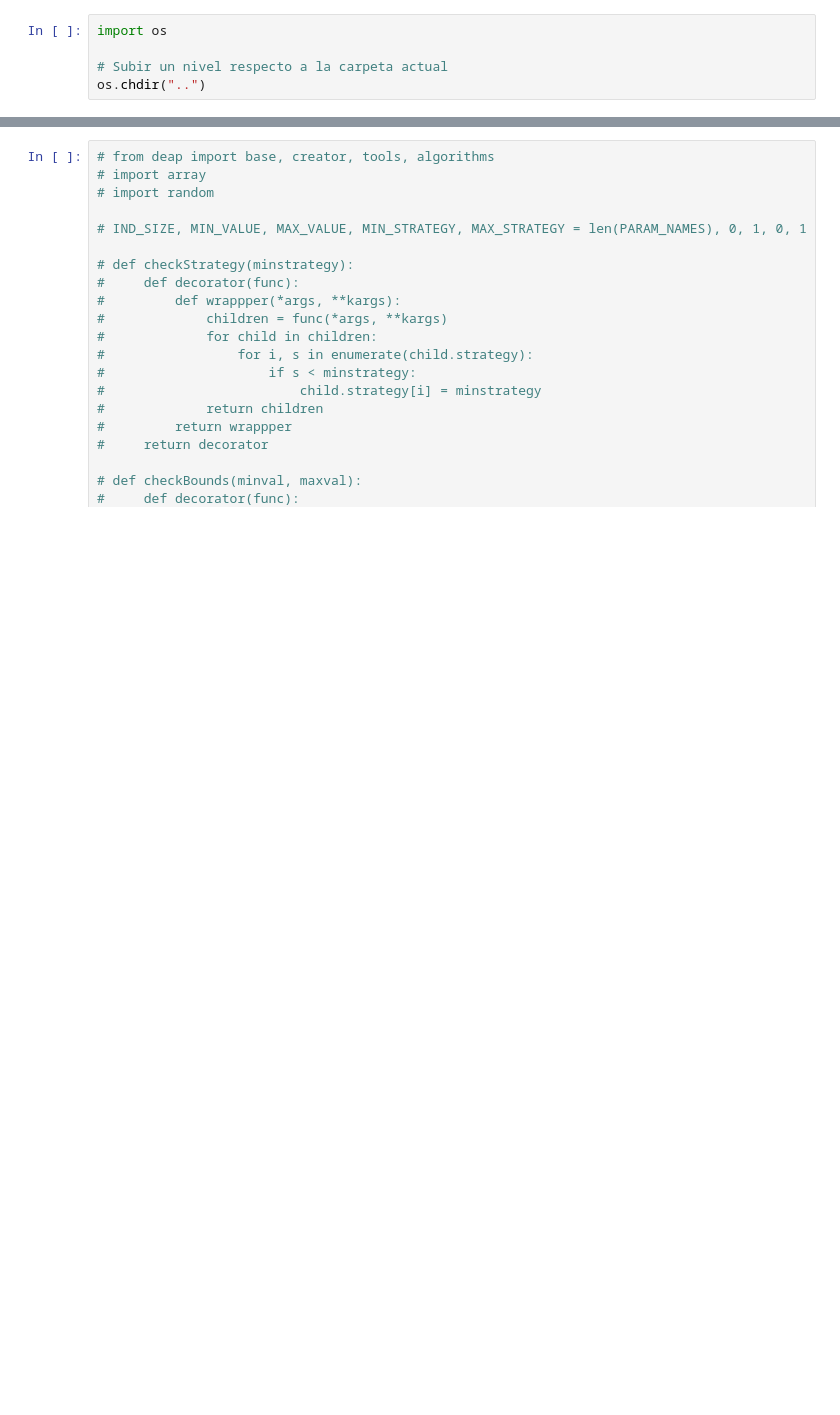
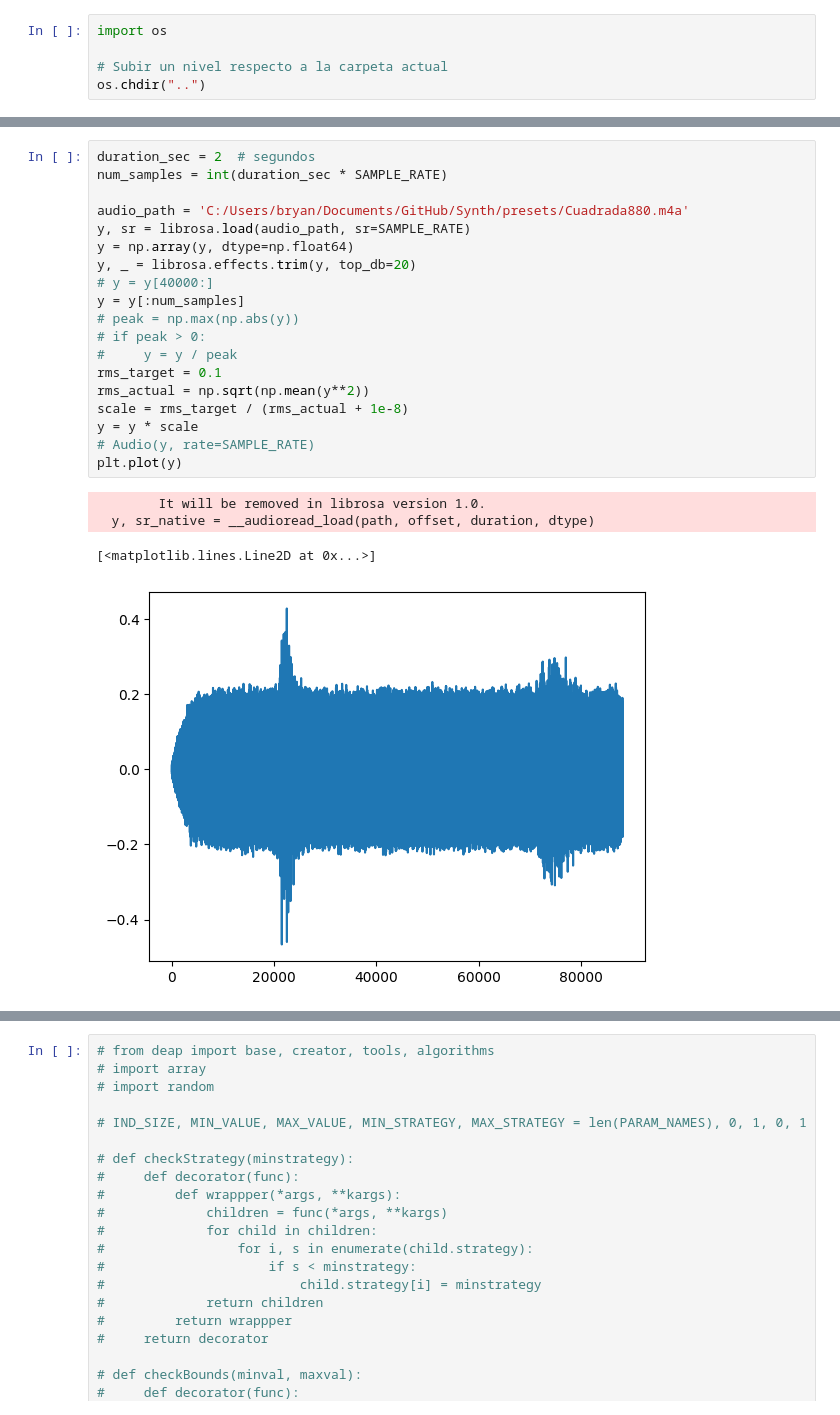
Before and after one commit to steelspikes/Synth, a Jupyter notebook: scripts/5_inverse_synth.ipynb, the cells around one changed output, grey strips where cells are left out. Cells and saved outputs as stored; diff of their text form; blank space fills up the shorter version.

Commit message:
Prediciendo Audios Reales

```diff
--- a/scripts/5_inverse_synth.ipynb
+++ b/scripts/5_inverse_synth.ipynb
@@ -39 +47,25 @@ Audio(target_audio[0], rate=SAMPLE_RATE)
+# %%
+duration_sec = 2  # segundos
+num_samples = int(duration_sec * SAMPLE_RATE)
+
+audio_path = 'C:/Users/bryan/Documents/GitHub/Synth/presets/Cuadrada880.m4a'
+y, sr = librosa.load(audio_path, sr=SAMPLE_RATE)
+y = np.array(y, dtype=np.float64)
+y, _ = librosa.effects.trim(y, top_db=20)
+# y = y[40000:]
+y = y[:num_samples]
+# peak = np.max(np.abs(y))
+# if peak > 0:
+#     y = y / peak
+rms_target = 0.1
+rms_actual = np.sqrt(np.mean(y**2))
+scale = rms_target / (rms_actual + 1e-8)
+y = y * scale
+# Audio(y, rate=SAMPLE_RATE)
+plt.plot(y)
+# %% [output]
+        It will be removed in librosa version 1.0.
+  y, sr_native = __audioread_load(path, offset, duration, dtype)
+[<matplotlib.lines.Line2D at 0x...>]
+[figure, added]
 # %%
```
Also changed, not shown: parts of 9 cells of this notebook, 28 other files.
